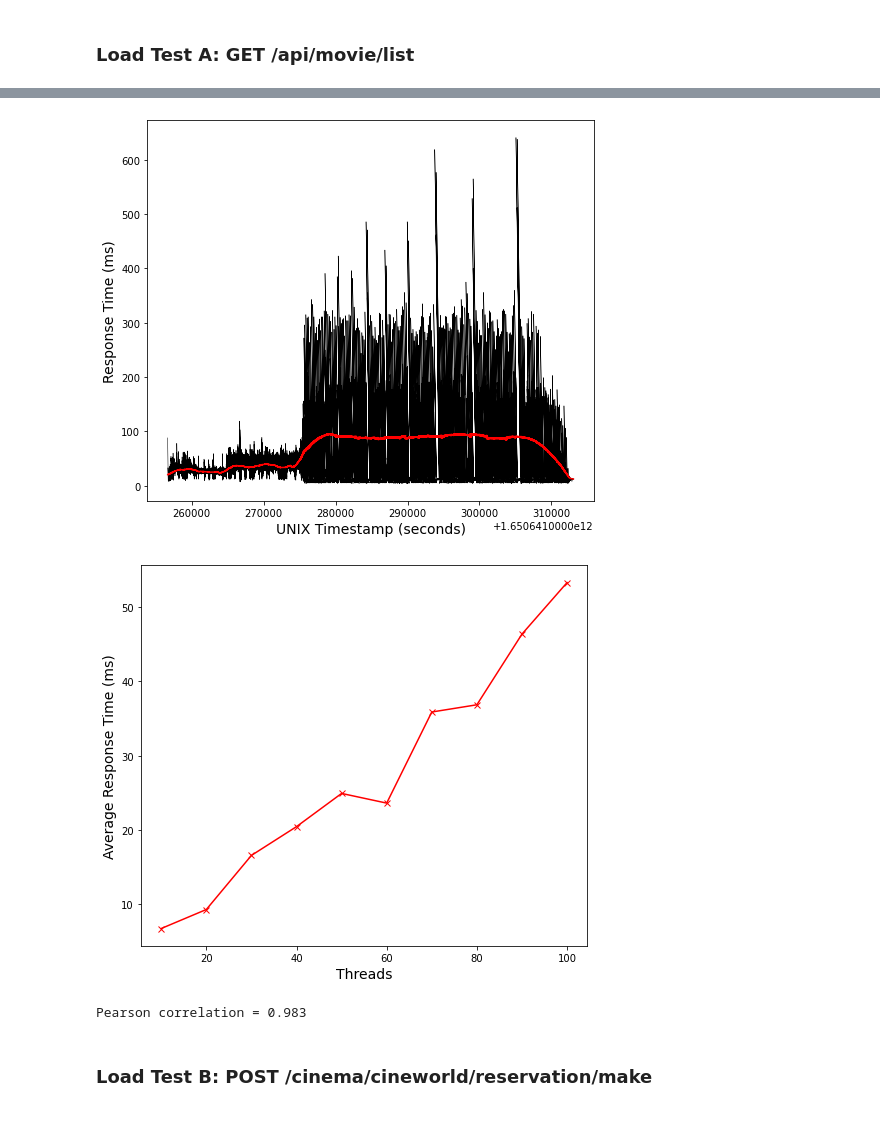
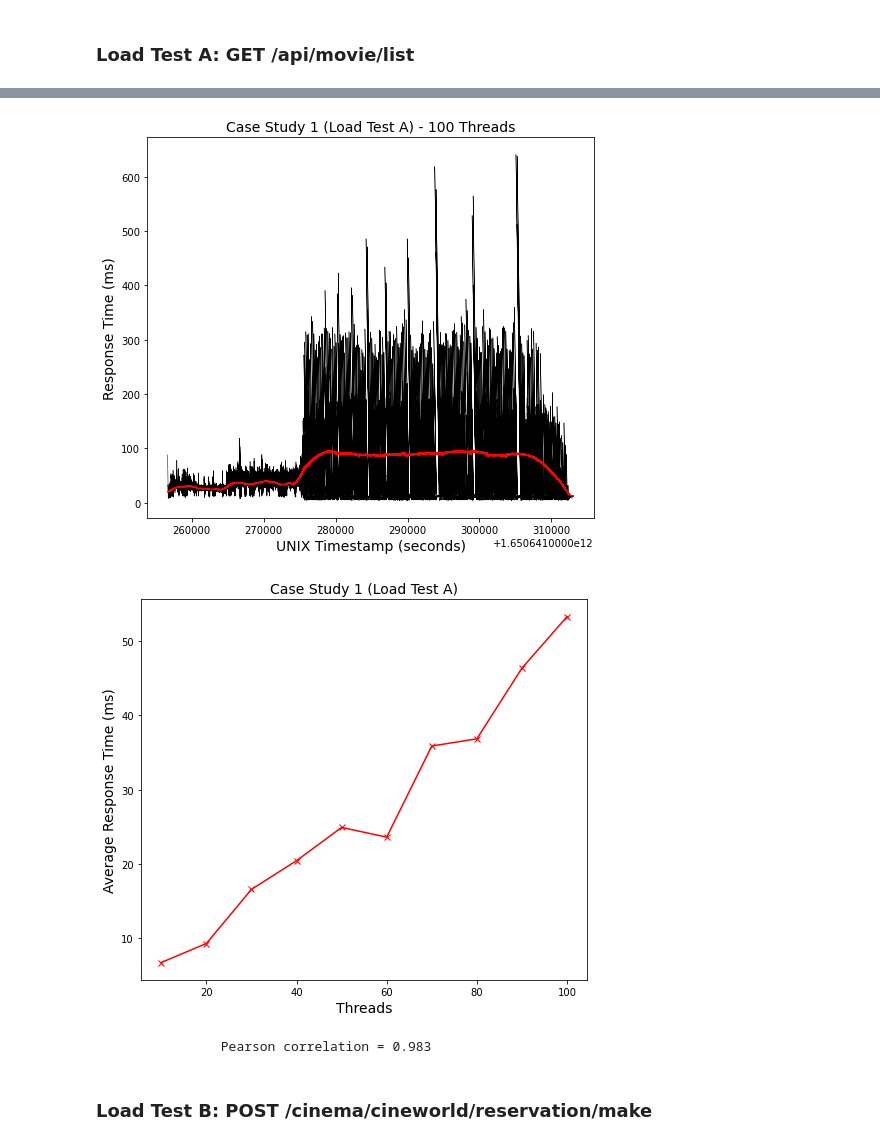
Before and after one commit to rajitbanerjee/microservice-design-patterns, a Jupyter notebook: case-study-01/notebooks/Case Study 1 - Load Test Analysis.ipynb, the cells around one changed output, grey strips where cells are left out. Cells and saved outputs as stored; diff of their text form; code cells hidden in the pictures.

```diff
--- a/case-study-01/notebooks/Case Study 1 - Load Test Analysis.ipynb
+++ b/case-study-01/notebooks/Case Study 1 - Load Test Analysis.ipynb
@@ -5,5 +5,17 @@ import numpy as np
 from scipy.signal import savgol_filter
 
 %matplotlib inline
+# %%
+threads = [10, 20, 30, 40, 50, 60, 70, 80, 90, 100]
+
+def read_data(test_name: str) -> pd.DataFrame:
+    results_files = [f"../jmeter/results-{test_name}-1000-{i}-1.jtl" for i in threads]
+    li = []
+    for i, filename in enumerate(results_files):
+        df_new = pd.read_csv(filename, index_col=None, header=0)
+        df_new["Threads"] = threads[i]
+        li.append(df_new)
+
+    return pd.concat(li, axis=0, ignore_index=True)
 # %% [markdown]
 ### Load Test A: GET /api/movie/list
@@ -36,0 +22,3 @@ df
+# %%
+dfa = read_data("a")
+dfa.head()
@@ -96,24 +104,26 @@ Name: responseCode, dtype: int64
 # %%
 plt.figure(figsize=(8, 7))
 t = 100
-x = df[df["Threads"] == t]["timeStamp"]
-y = df[df["Threads"] == t]["elapsed"]
+x = dfa[dfa["Threads"] == t]["timeStamp"]
+y = dfa[dfa["Threads"] == t]["elapsed"]
 plt.plot(x, y, color="black", lw=0.5)
 plt.plot(x, savgol_filter(y, 10000, 2), color="red")
+plt.title(f"Case Study 1 (Load Test A) - {t} Threads", fontsize=14)
 plt.xlabel("UNIX Timestamp (seconds)", fontsize=14)
 plt.ylabel("Response Time (ms)", fontsize=14)
 plt.show()
 # %% [output]
-[figure, old version]
+[figure, new version]
 # %%
 plt.figure(figsize=(8, 7))
-x = df_by_threads.index
-y = df_by_threads["elapsed"]
+x = dfa_by_threads.index
+y = dfa_by_threads["elapsed"]
 plt.plot(x, y, color="red", marker="x")
+plt.title("Case Study 1 (Load Test A)", fontsize=14)
 plt.xlabel("Threads", fontsize=14)
 plt.ylabel("Average Response Time (ms)", fontsize=14)
 plt.show()
 
-print(f"Pearson correlation = {round(np.corrcoef(x, y)[0][1], 3)}")
+print(f"\t\tPearson correlation = {round(np.corrcoef(x, y)[0][1], 3)}")
 # %% [output]
-[figure, old version]
+[figure, new version]
```
Also changed, not shown: parts of 13 cells of this notebook, 1 other file.
